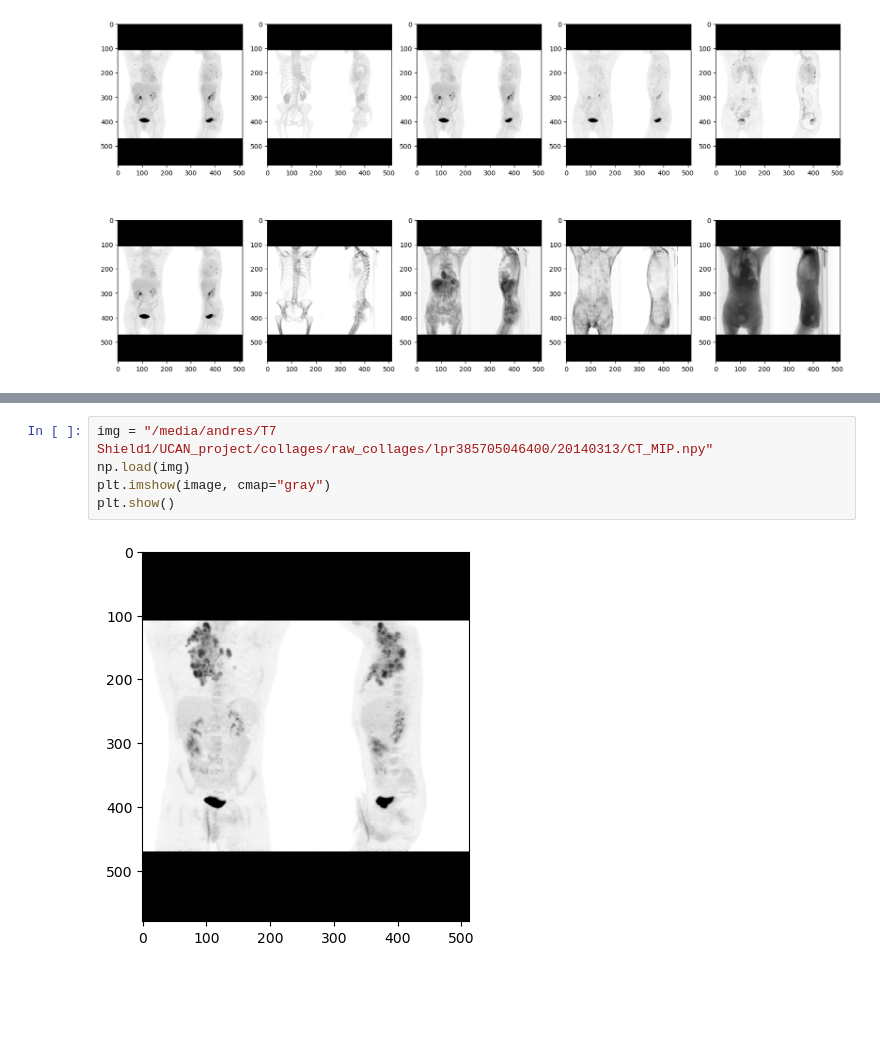
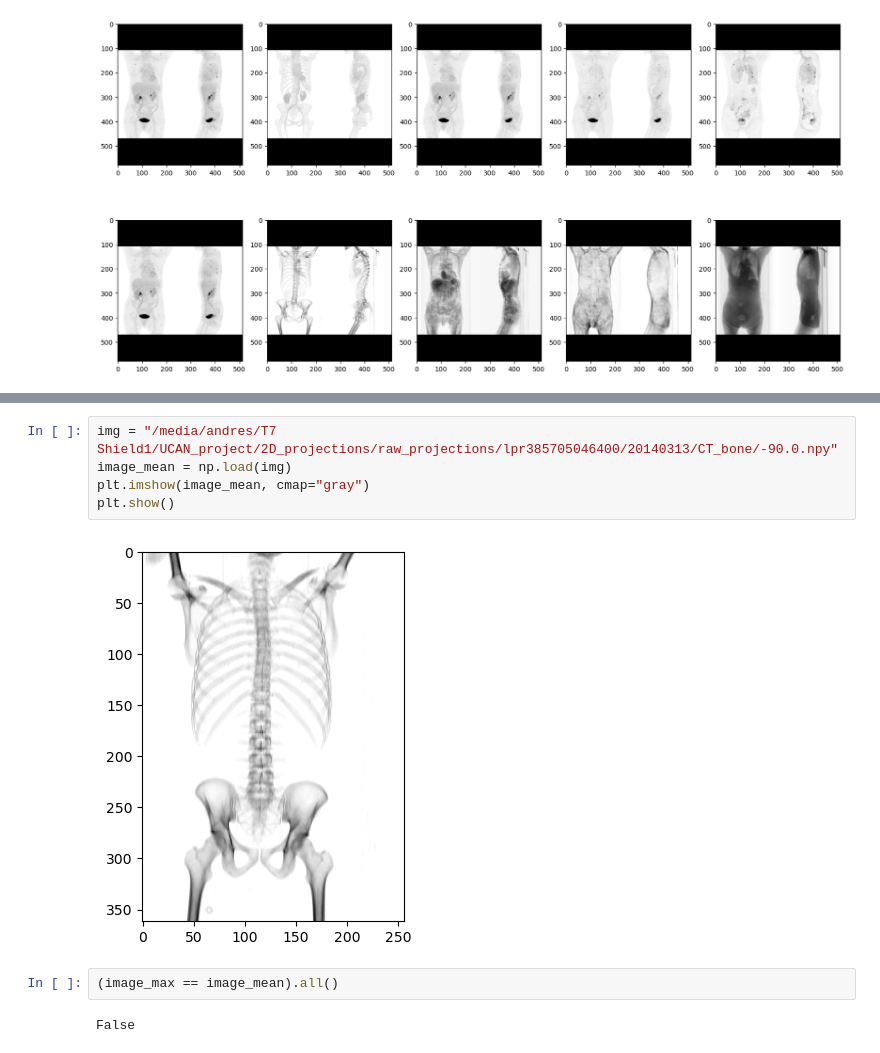
Before and after one commit to NickosKal/UCAN-PET-CT-image-data-handling-pipeline, a Jupyter notebook: Task4/Data_preparation/evaluate_models.ipynb, the cells around one changed output, grey strips where cells are left out. Saved outputs shown, nothing was run; the diff lists cells and outputs as text; blank space fills up the shorter version.

```diff
--- a/Task4/Data_preparation/evaluate_models.ipynb
+++ b/Task4/Data_preparation/evaluate_models.ipynb
@@ -266,7 +266,11 @@ plt.show()
 # %%
-img = "/media/andres/T7 Shield1/UCAN_project/collages/raw_collages/lpr385705046400/20140313/CT_MIP.npy"
-np.load(img)
-plt.imshow(image, cmap="gray")
+img = "/media/andres/T7 Shield1/UCAN_project/2D_projections/raw_projections/lpr385705046400/20140313/CT_bone/-90.0.npy"
+image_mean = np.load(img)
+plt.imshow(image_mean, cmap="gray")
 plt.show()
 # %% [output]
-[figure, old version]
+[figure, new version]
+# %%
+(image_max == image_mean).all()
+# %% [output]
+False
```
Also changed, not shown: parts of 1 cell of this notebook, 5 other files.
